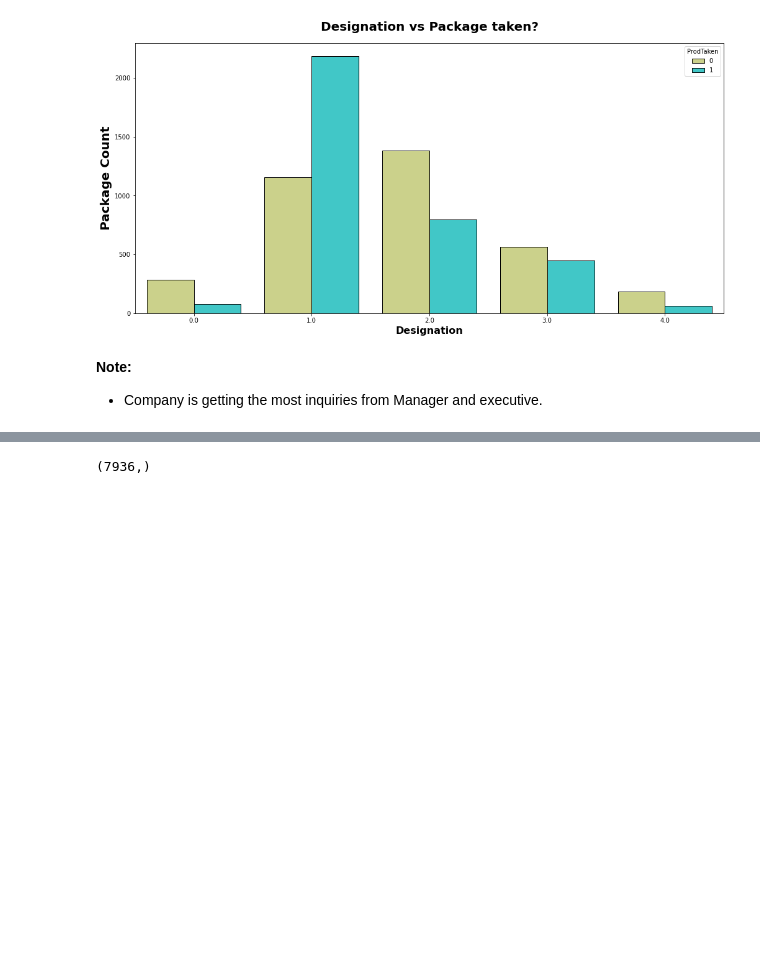
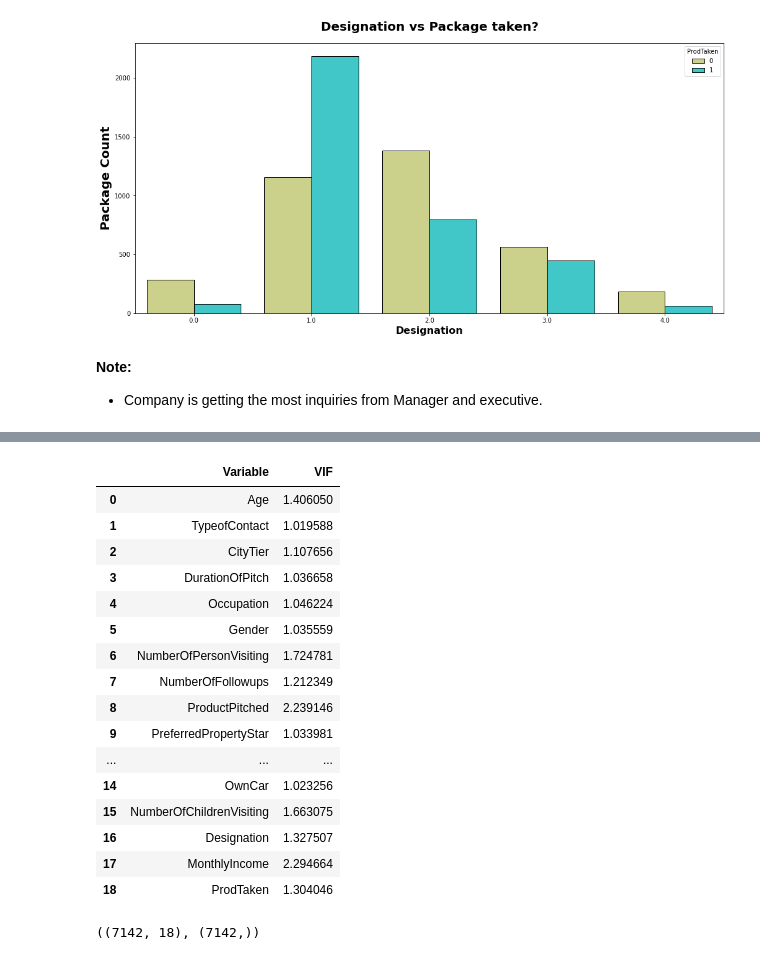
Before and after one commit to wasimmadha/tourism_package, a Jupyter notebook: notebooks/Data Exploration.ipynb, the cells around one changed output, grey strips where cells are left out. Drawn from its saved outputs; the diff is of its cells as text; code cells hidden in the pictures; blank space fills up the shorter version.

```diff
--- a/notebooks/Data Exploration.ipynb
+++ b/notebooks/Data Exploration.ipynb
@@ -194,12 +194,12 @@ continuous_columns = [i for i in X.columns if X[i].nunique() > 8]
 # %%
-plt.figure(figsize=(17,75))
+print(continuous_columns)
+# plt.figure(figsize=(17,75))
 
+# for i in range(len(continuous_columns)):
+#     plt.subplot(18,1,i+1)
+#     sns.distplot(df[continuous_columns[i]])
+#     plt.tight_layout()
+#     plt.title(continuous_columns[i],fontsize=25)
 
-for i in range(len(continuous_columns)):
-    plt.subplot(18,1,i+1)
-    sns.distplot(df[continuous_columns[i]])
-    plt.tight_layout()
-    plt.title(continuous_columns[i],fontsize=25)
-
-plt.show()
+# plt.show()
 # %% [output]
@@ -588,8 +578,29 @@ dtype: int64
+# %%
+compute_vif(df.columns, df)
+# %% [output]
+|  | Variable | VIF |
+| 0 | Age | 1.406050 |
+| 1 | TypeofContact | 1.019588 |
+| 2 | CityTier | 1.107656 |
+| 3 | DurationOfPitch | 1.036658 |
+| 4 | Occupation | 1.046224 |
+| 5 | Gender | 1.035559 |
+| 6 | NumberOfPersonVisiting | 1.724781 |
+| 7 | NumberOfFollowups | 1.212349 |
+| 8 | ProductPitched | 2.239146 |
+| 9 | PreferredPropertyStar | 1.033981 |
+| ... | ... | ... |
+| 14 | OwnCar | 1.023256 |
+| 15 | NumberOfChildrenVisiting | 1.663075 |
+| 16 | Designation | 1.327507 |
+| 17 | MonthlyIncome | 2.294664 |
+| 18 | ProdTaken | 1.304046 |
 # %%
-X.shape
-y.shape
+X = df.drop(columns=['ProdTaken'], axis=1)
+y = df['ProdTaken']
+X.shape, y.shape
 # %% [output]
-(7936,)
+((7142, 18), (7142,))
 # %%
 from sklearn.naive_bayes import GaussianNB
 from sklearn.ensemble import RandomForestClassifier, GradientBoostingClassifier, AdaBoostClassifier
```
Also changed, not shown: parts of 28 cells of this notebook, 16 other files.
